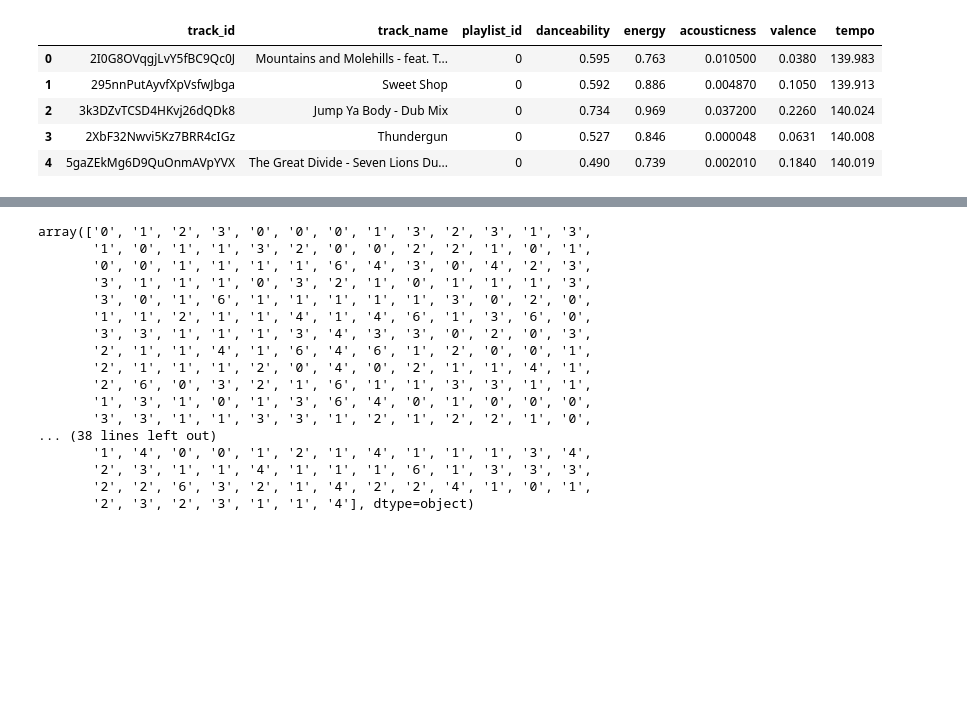
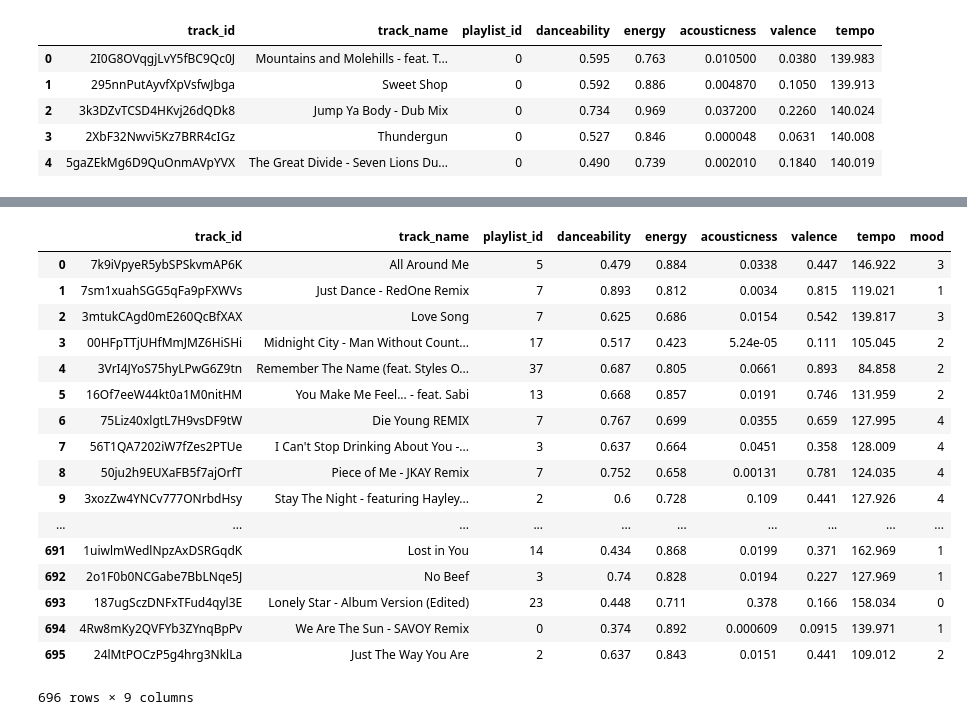
Before and after one commit to chaseWilliams/moodify, a Jupyter notebook: semisup.ipynb, the cells around one changed output, grey strips where cells are left out. Drawn from its saved outputs; the diff is of its cells as text; code cells hidden in the pictures; blank space fills up the shorter version.

Commit message:
doing label propagation EDA

```diff
--- a/semisup.ipynb
+++ b/semisup.ipynb
@@ -100,22 +99,27 @@ fit_X = final_df.iloc[:, 3:8].values
 fit_y = final_df['mood'].values
 lp = LabelPropagation()
 lp.fit(fit_X, fit_y)
-lp.predict(propagated[:, 3:])
+propagated_labels = lp.predict(propagated[:, 3:])
-# %% [output]
-array(['0', '1', '2', '3', '0', '0', '0', '1', '3', '2', '3', '1', '3',
-       '1', '0', '1', '1', '3', '2', '0', '0', '2', '2', '1', '0', '1',
-       '0', '0', '1', '1', '1', '1', '6', '4', '3', '0', '4', '2', '3',
-       '3', '1', '1', '1', '0', '3', '2', '1', '0', '1', '1', '1', '3',
-       '3', '0', '1', '6', '1', '1', '1', '1', '1', '3', '0', '2', '0',
-       '1', '1', '2', '1', '1', '4', '1', '4', '6', '1', '3', '6', '0',
-       '3', '3', '1', '1', '1', '3', '4', '3', '3', '0', '2', '0', '3',
-       '2', '1', '1', '4', '1', '6', '4', '6', '1', '2', '0', '0', '1',
-       '2', '1', '1', '1', '2', '0', '4', '0', '2', '1', '1', '4', '1',
-       '2', '6', '0', '3', '2', '1', '6', '1', '1', '3', '3', '1', '1',
-       '1', '3', '1', '0', '1', '3', '6', '4', '0', '1', '0', '0', '0',
-       '3', '3', '1', '1', '3', '3', '1', '2', '1', '2', '2', '1', '0',
-... (38 lines left out)
-       '1', '4', '0', '0', '1', '2', '1', '4', '1', '1', '1', '3', '4',
-       '2', '3', '1', '1', '4', '1', '1', '1', '6', '1', '3', '3', '3',
-       '2', '2', '6', '3', '2', '1', '4', '2', '2', '4', '1', '0', '1',
-       '2', '3', '2', '3', '1', '1', '4'], dtype=object)
+# %%
+propagated_df = pd.concat([ pd.DataFrame(propagated), pd.DataFrame(propagated_labels)], axis=1)
+propagated_df.columns = final_df.columns
+propagated_df
+# %% [output]
+|  | track_id | track_name | playlist_id | danceability | energy | acousticness | valence | tempo | mood |
+| 0 | 7k9iVpyeR5ybSPSkvmAP6K | All Around Me | 5 | 0.479 | 0.884 | 0.0338 | 0.447 | 146.922 | 3 |
+| 1 | 7sm1xuahSGG5qFa9pFXWVs | Just Dance - RedOne Remix | 7 | 0.893 | 0.812 | 0.0034 | 0.815 | 119.021 | 1 |
+| 2 | 3mtukCAgd0mE260QcBfXAX | Love Song | 7 | 0.625 | 0.686 | 0.0154 | 0.542 | 139.817 | 3 |
+| 3 | 00HFpTTjUHfMmJMZ6HiSHi | Midnight City - Man Without Count... | 17 | 0.517 | 0.423 | 5.24e-05 | 0.111 | 105.045 | 2 |
+| 4 | 3VrI4JYoS75hyLPwG6Z9tn | Remember The Name (feat. Styles O... | 37 | 0.687 | 0.805 | 0.0661 | 0.893 | 84.858 | 2 |
+| 5 | 16Of7eeW44kt0a1M0nitHM | You Make Me Feel... - feat. Sabi | 13 | 0.668 | 0.857 | 0.0191 | 0.746 | 131.959 | 2 |
+| 6 | 75Liz40xlgtL7H9vsDF9tW | Die Young REMIX | 7 | 0.767 | 0.699 | 0.0355 | 0.659 | 127.995 | 4 |
+| 7 | 56T1QA7202iW7fZes2PTUe | I Can't Stop Drinking About You -... | 3 | 0.637 | 0.664 | 0.0451 | 0.358 | 128.009 | 4 |
+| 8 | 50ju2h9EUXaFB5f7ajOrfT | Piece of Me - JKAY Remix | 7 | 0.752 | 0.658 | 0.00131 | 0.781 | 124.035 | 4 |
+| 9 | 3xozZw4YNCv777ONrbdHsy | Stay The Night - featuring Hayley... | 2 | 0.6 | 0.728 | 0.109 | 0.441 | 127.926 | 4 |
+| ... | ... | ... | ... | ... | ... | ... | ... | ... | ... |
+| 691 | 1uiwlmWedlNpzAxDSRGqdK | Lost in You | 14 | 0.434 | 0.868 | 0.0199 | 0.371 | 162.969 | 1 |
+| 692 | 2o1F0b0NCGabe7BbLNqe5J | No Beef | 3 | 0.74 | 0.828 | 0.0194 | 0.227 | 127.969 | 1 |
+| 693 | 187ugSczDNFxTFud4qyl3E | Lonely Star - Album Version (Edited) | 23 | 0.448 | 0.711 | 0.378 | 0.166 | 158.034 | 0 |
+| 694 | 4Rw8mKy2QVFYb3ZYnqBpPv | We Are The Sun - SAVOY Remix | 0 | 0.374 | 0.892 | 0.000609 | 0.0915 | 139.971 | 1 |
+| 695 | 24lMtPOCzP5g4hrg3NklLa | Just The Way You Are | 2 | 0.637 | 0.843 | 0.0151 | 0.441 | 109.012 | 2 |
+696 rows × 9 columns
```
Also changed, not shown: parts of 5 cells of this notebook.
